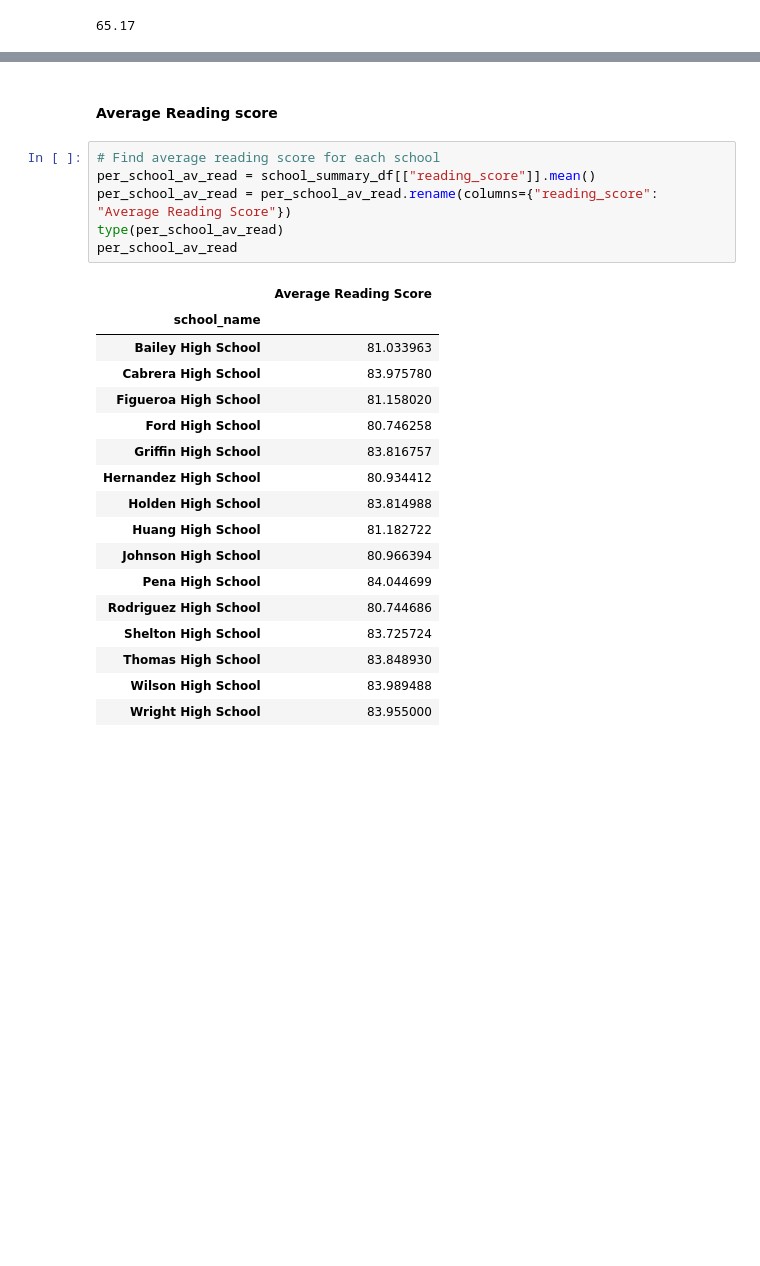
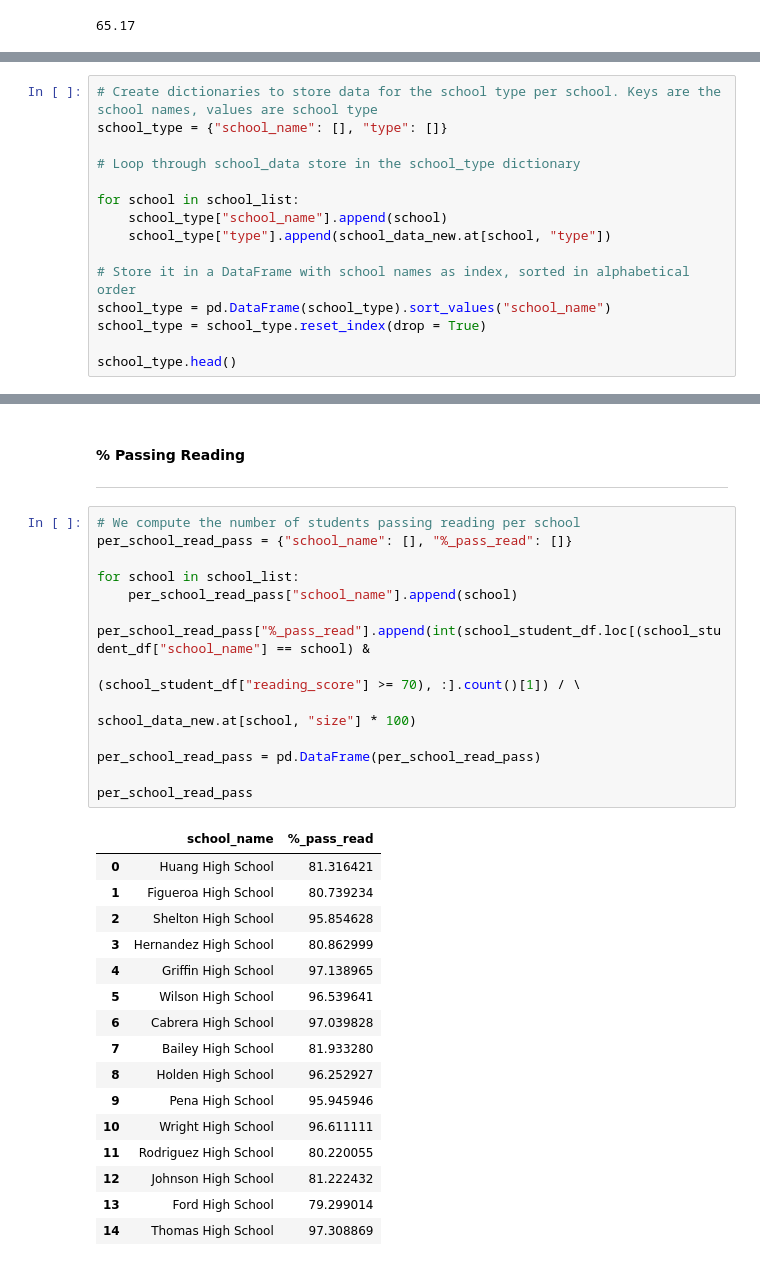
Before and after one commit to paololabuguen/pandas-challenge, a Jupyter notebook: PyCitySchools/py_city_school.ipynb, the cells around one changed output, grey strips where cells are left out. Saved outputs shown, nothing was run; the diff lists cells and outputs as text; blank space fills up the shorter version.

```diff
--- a/PyCitySchools/py_city_school.ipynb
+++ b/PyCitySchools/py_city_school.ipynb
@@ -110,0 +151,15 @@ district_summary
+# %%
+# Create dictionaries to store data for the school type per school. Keys are the school names, values are school type
+school_type = {"school_name": [], "type": []}
+
+# Loop through school_data store in the school_type dictionary
+
+for school in school_list:
+    school_type["school_name"].append(school)
+    school_type["type"].append(school_data_new.at[school, "type"])
+
+# Store it in a DataFrame with school names as index, sorted in alphabetical order
+school_type = pd.DataFrame(school_type).sort_values("school_name")
+school_type = school_type.reset_index(drop = True)
+
+school_type.head()
@@ -237,26 +292,33 @@ per_school_av_math
 # %% [markdown]
-#### Average Reading score
+#### % Passing Reading
+---
-# %%
-# Find average reading score for each school
-per_school_av_read = school_summary_df[["reading_score"]].mean()
-per_school_av_read = per_school_av_read.rename(columns={"reading_score": "Average Reading Score"})
-type(per_school_av_read)
-per_school_av_read
-# %% [output]
-|  | Average Reading Score |
-| school_name |  |
-| Bailey High School | 81.033963 |
-| Cabrera High School | 83.975780 |
-| Figueroa High School | 81.158020 |
-| Ford High School | 80.746258 |
-| Griffin High School | 83.816757 |
-| Hernandez High School | 80.934412 |
-| Holden High School | 83.814988 |
-| Huang High School | 81.182722 |
-| Johnson High School | 80.966394 |
-| Pena High School | 84.044699 |
-| Rodriguez High School | 80.744686 |
-| Shelton High School | 83.725724 |
-| Thomas High School | 83.848930 |
-| Wilson High School | 83.989488 |
-| Wright High School | 83.955000 |
+# %%
+# We compute the number of students passing reading per school
+per_school_read_pass = {"school_name": [], "%_pass_read": []}
+
+for school in school_list:
+    per_school_read_pass["school_name"].append(school)
+    per_school_read_pass["%_pass_read"].append(int(school_student_df.loc[(school_student_df["school_name"] == school) &
+                                                                         (school_student_df["reading_score"] >= 70), :].count()[1]) / \
+                                                                            school_data_new.at[school, "size"] * 100)
+
+per_school_read_pass = pd.DataFrame(per_school_read_pass)
+
+per_school_read_pass
+# %% [output]
+|  | school_name | %_pass_read |
+| 0 | Huang High School | 81.316421 |
+| 1 | Figueroa High School | 80.739234 |
+| 2 | Shelton High School | 95.854628 |
+| 3 | Hernandez High School | 80.862999 |
+| 4 | Griffin High School | 97.138965 |
+| 5 | Wilson High School | 96.539641 |
+| 6 | Cabrera High School | 97.039828 |
+| 7 | Bailey High School | 81.933280 |
+| 8 | Holden High School | 96.252927 |
+| 9 | Pena High School | 95.945946 |
+| 10 | Wright High School | 96.611111 |
+| 11 | Rodriguez High School | 80.220055 |
+| 12 | Johnson High School | 81.222432 |
+| 13 | Ford High School | 79.299014 |
+| 14 | Thomas High School | 97.308869 |
```
Also changed, not shown: parts of 35 cells of this notebook.
